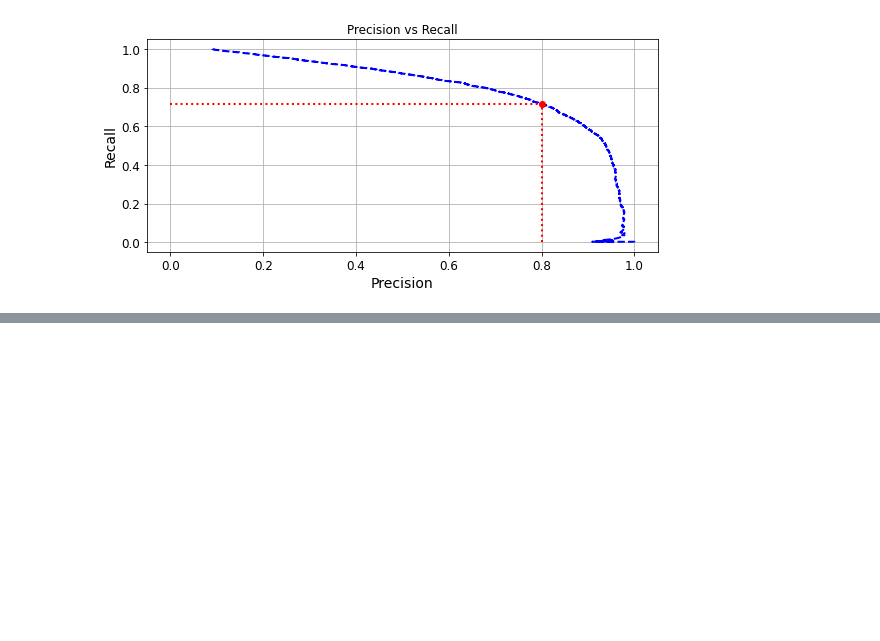
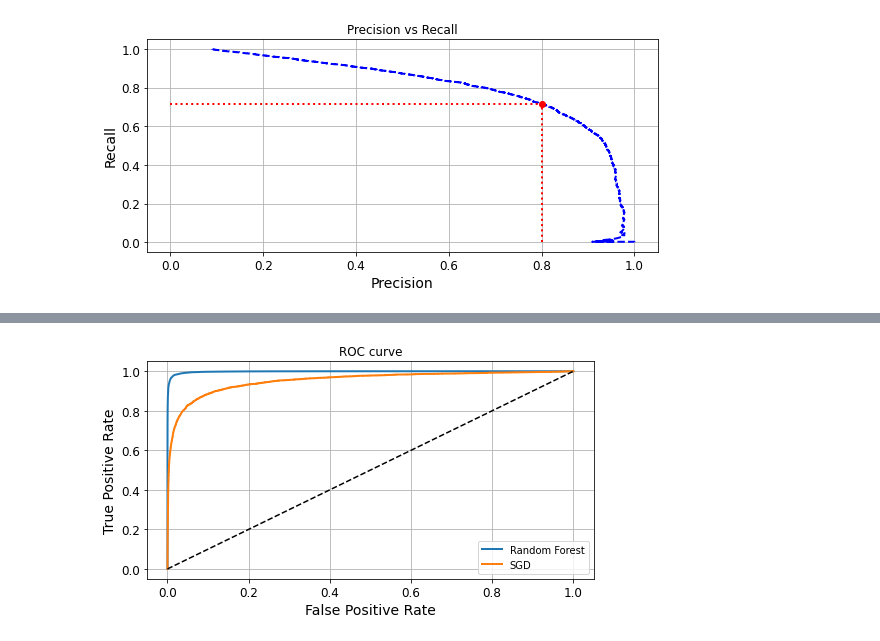
Before and after one commit to javlintor/hands-on-machine-learning, a Jupyter notebook: chapter3/Chapter3.ipynb, the cells around one changed output, grey strips where cells are left out. Cells and saved outputs as stored; diff of their text form; code cells hidden in the pictures; blank space fills up the shorter version.

```diff
--- a/chapter3/Chapter3.ipynb
+++ b/chapter3/Chapter3.ipynb
@@ -288,0 +334,17 @@ Saving figure precision_recall
+# %%
+from sklearn.ensemble import RandomForestClassifier
+
+forest_clf = RandomForestClassifier(random_state=42)
+y_probas_forest = cross_val_predict(forest_clf, X_train, y_train_5, cv=3, method="predict_proba")
+# %%
+y_scores_forest = y_probas_forest[:, 1] # probability of positive class
+fpr_forest, tpr_forest, thersholds_forest = roc_curve(y_train_5, y_scores_forest)
+precision_forest, recall_forest, thersholds_forest = precision_recall_curve(y_train_5, y_scores_forest)
+# %%
+plt.figure(figsize=(8, 4))
+plt.plot(fpr_forest, tpr_forest, linewidth=2, label="Random Forest")
+plot_roc_curve(fpr, tpr, label="SGD")
+plt.legend()
+plt.show()
+# %% [output]
+[figure, added]
```
Also changed, not shown: parts of 16 cells of this notebook.
